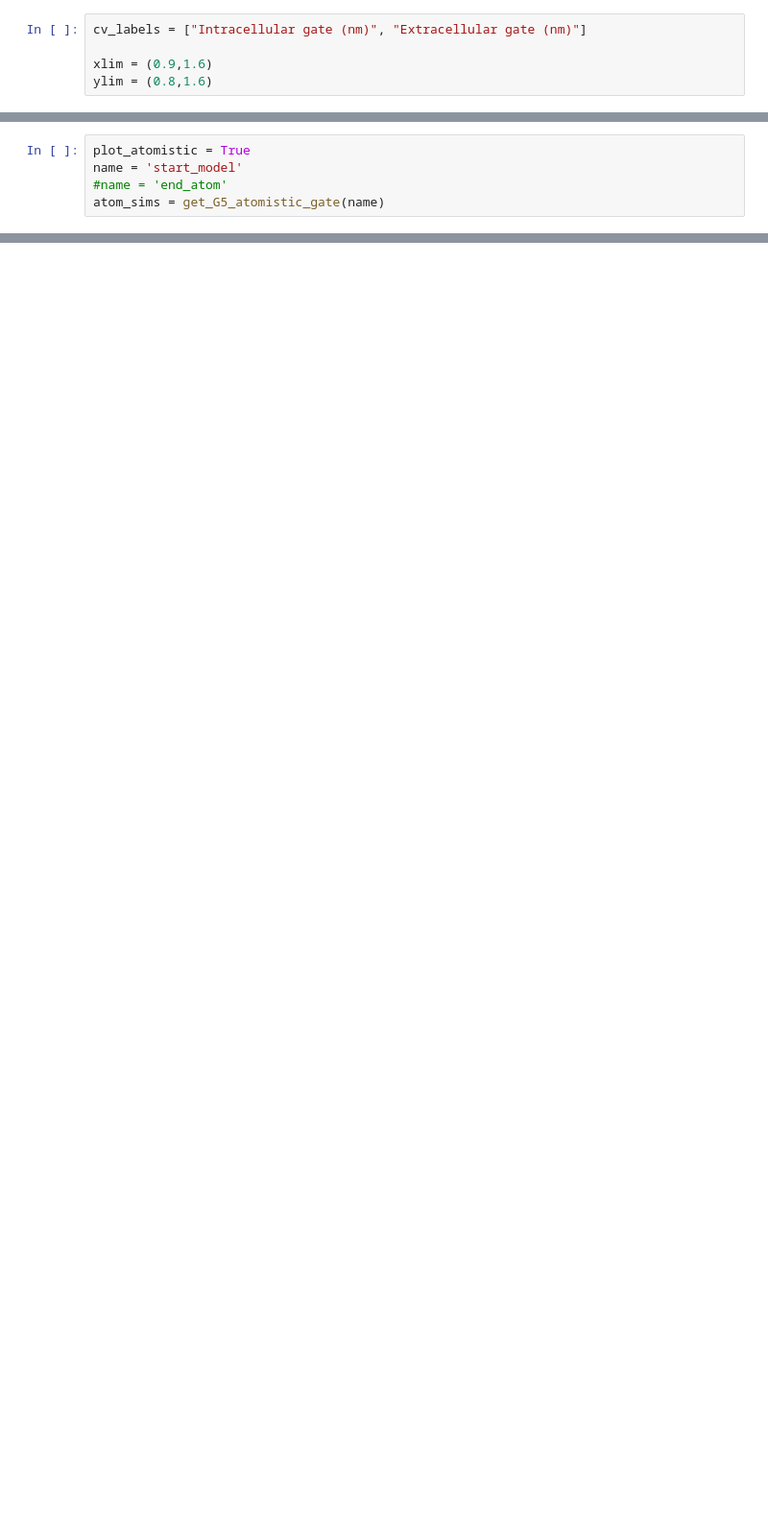
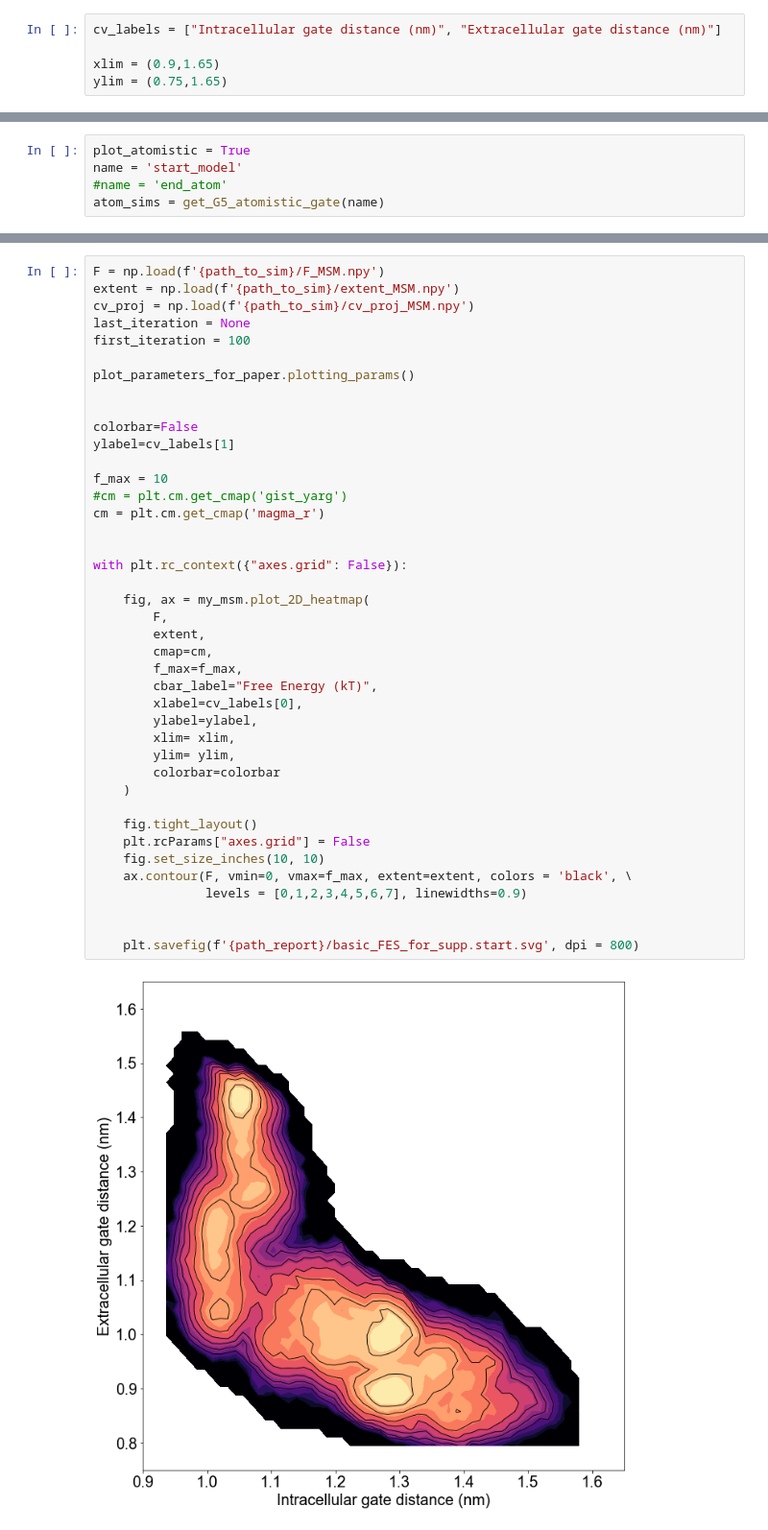
Before and after one commit to semccomas/GLUT5_string, a Jupyter notebook: string/analysis/scripts/plot_FES_for_paper.ipynb, the cells around one changed output, grey strips where cells are left out. Shown at 96% size. Drawn from its saved outputs; the diff is of its cells as text; blank space fills up the shorter version.

```diff
--- a/string/analysis/scripts/plot_FES_for_paper.ipynb
+++ b/string/analysis/scripts/plot_FES_for_paper.ipynb
@@ -36,8 +25,8 @@ os.getcwd()
 # %%
-cv_labels = ["Intracellular gate (nm)", "Extracellular gate (nm)"]
+cv_labels = ["Intracellular gate distance (nm)", "Extracellular gate distance (nm)"]
 
-xlim = (0.9,1.6)
-ylim = (0.8,1.6)
+xlim = (0.9,1.65)
+ylim = (0.75,1.65)
 # %%
 def get_G5_atomistic_gate(timestep):
     # get all pieces together, then colors and naming consistent in plots
@@ -131,0 +146,43 @@ with plt.rc_context({"axes.grid": False}):
+# %%
+F = np.load(f'{path_to_sim}/F_MSM.npy')
+extent = np.load(f'{path_to_sim}/extent_MSM.npy')
+cv_proj = np.load(f'{path_to_sim}/cv_proj_MSM.npy')
+last_iteration = None
+first_iteration = 100
+
+plot_parameters_for_paper.plotting_params()
+
+
+colorbar=False
+ylabel=cv_labels[1]
+
+f_max = 10
+#cm = plt.cm.get_cmap('gist_yarg')
+cm = plt.cm.get_cmap('magma_r')
+
+
+with plt.rc_context({"axes.grid": False}):
+
+    fig, ax = my_msm.plot_2D_heatmap(
+        F,
+        extent,
+        cmap=cm,
+        f_max=f_max,
+        cbar_label="Free Energy (kT)",
+        xlabel=cv_labels[0],
+        ylabel=ylabel,
+        xlim= xlim,
+        ylim= ylim,
+        colorbar=colorbar
+    )
+
+    fig.tight_layout()
+    plt.rcParams["axes.grid"] = False
+    fig.set_size_inches(10, 10)
+    ax.contour(F, vmin=0, vmax=f_max, extent=extent, colors = 'black', \
+               levels = [0,1,2,3,4,5,6,7], linewidths=0.9)
+
+
+    plt.savefig(f'{path_report}/basic_FES_for_supp.start.svg', dpi = 800)
+# %% [output]
+[figure, added]
```
Also changed, not shown: parts of 12 cells of this notebook, 13 other files.
